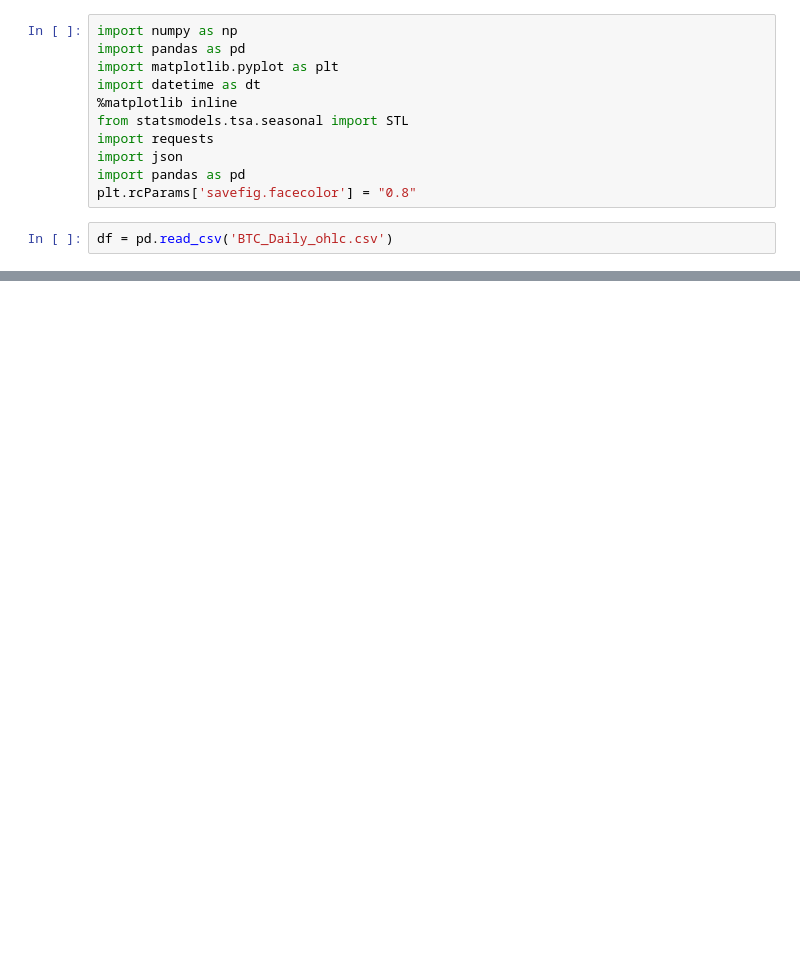
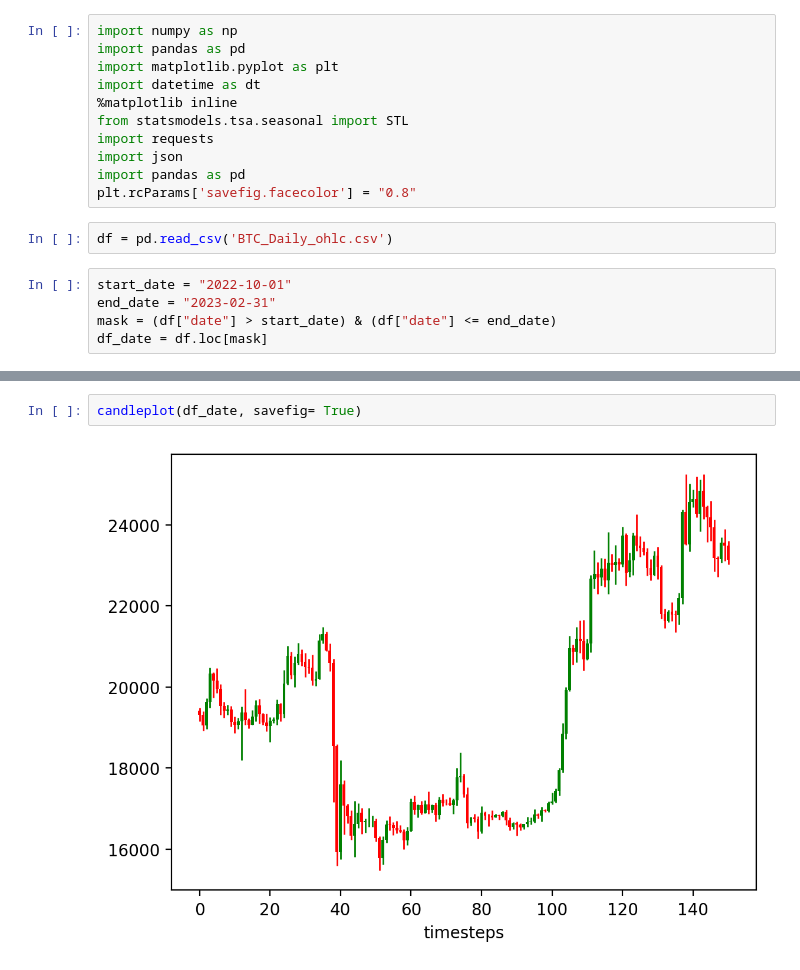
Before and after one commit to ochaff/Get_Data_BTC, a Jupyter notebook: Plot_candlecharts.ipynb, the cells around one changed output, grey strips where cells are left out. Saved outputs shown, nothing was run; the diff lists cells and outputs as text; blank space fills up the shorter version.

```diff
--- a/Plot_candlecharts.ipynb
+++ b/Plot_candlecharts.ipynb
@@ -11,6 +11,11 @@ import pandas as pd
 plt.rcParams['savefig.facecolor'] = "0.8"
 # %%
 df = pd.read_csv('BTC_Daily_ohlc.csv')
+# %%
+start_date = "2022-10-01"
+end_date = "2023-02-31"
+mask = (df["date"] > start_date) & (df["date"] <= end_date)
+df_date = df.loc[mask]
 # %%
 def candleplot(df, x_min = 0, x_max = len(df), savefig =  True):
     ## Figure params
@@ -39,0 +45,4 @@ candleplot(df, x_min = 50, x_max = 150, savefig= True)
+# %%
+candleplot(df_date, savefig= True)
+# %% [output]
+[figure, added]
```
Also changed, not shown: parts of 2 cells of this notebook, 2 other files.
